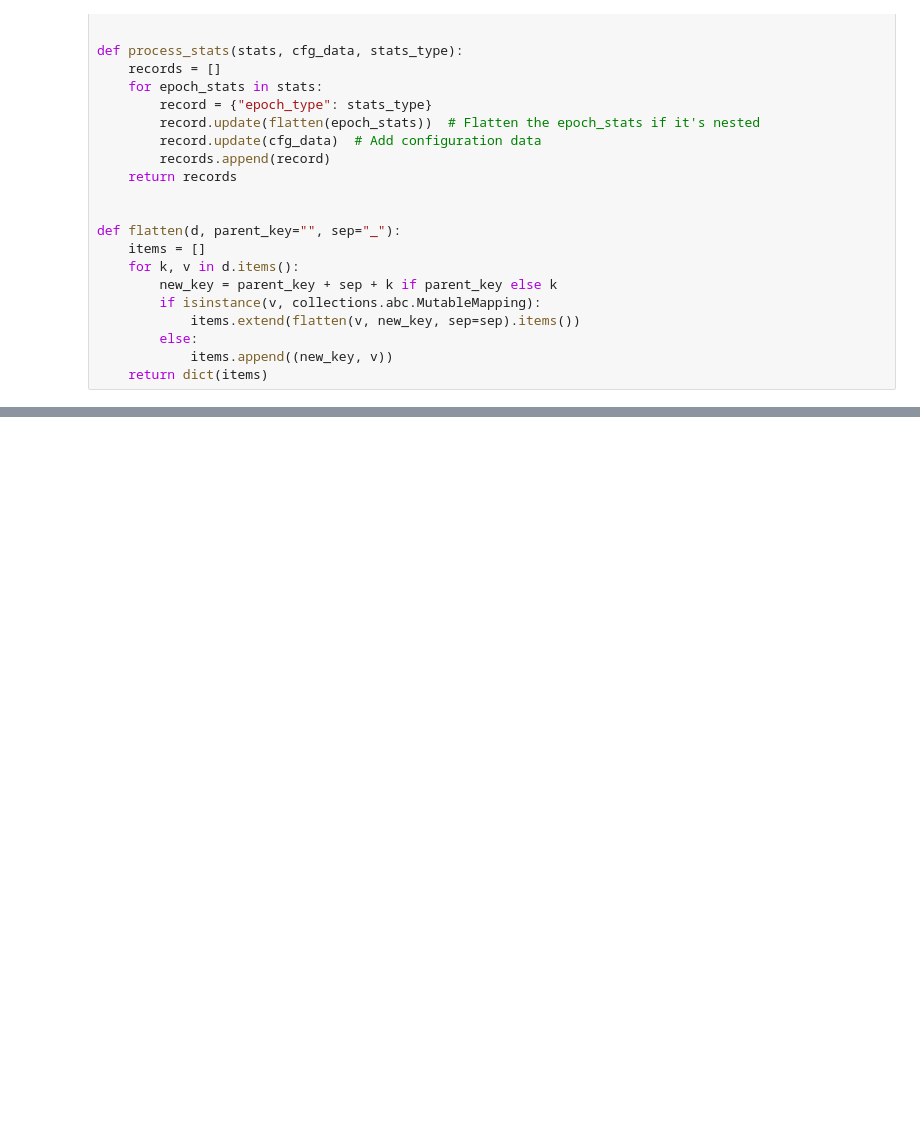
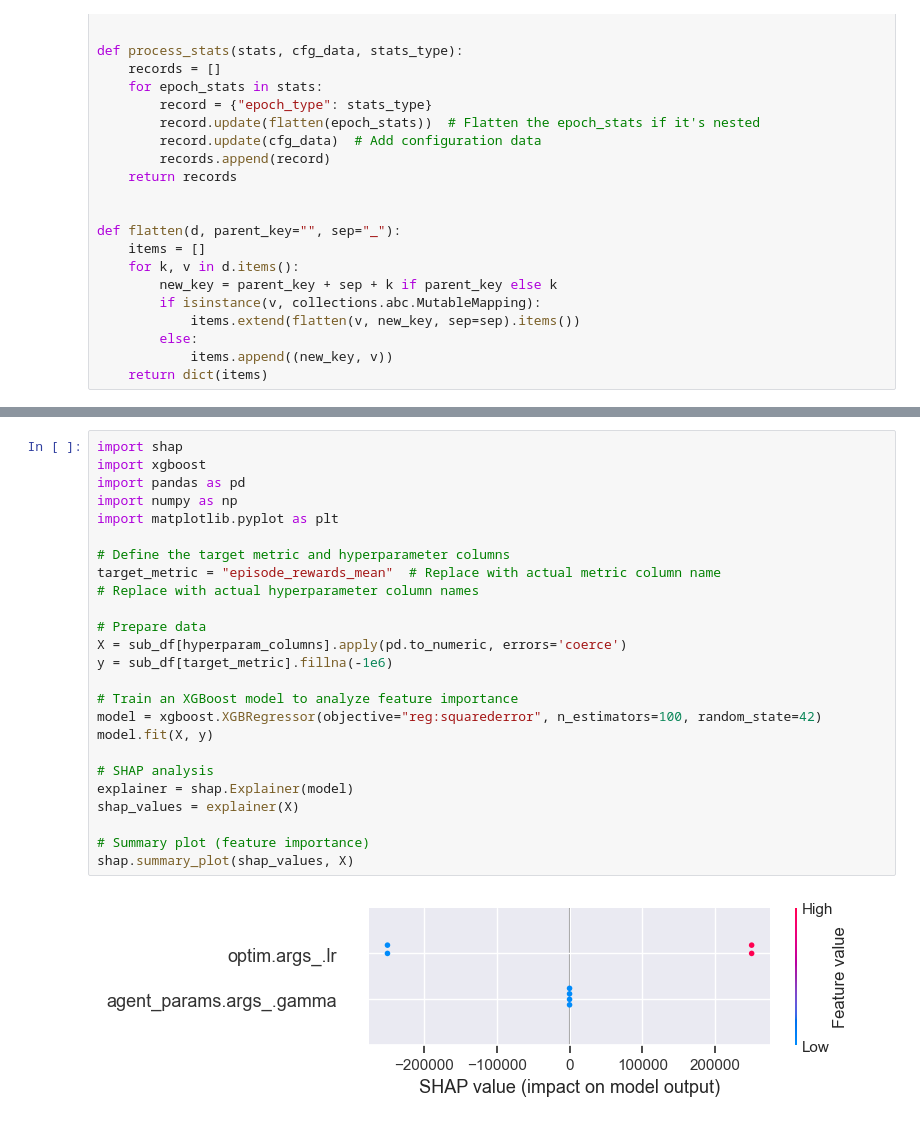
Before and after one commit to mariusdgm/phd-rl-algos, a Jupyter notebook: dqn/opinion_dynamics/experiments/inspect_results.ipynb, the cells around one changed output, grey strips where cells are left out. Cells and saved outputs as stored; diff of their text form; blank space fills up the shorter version.

```diff
--- a/dqn/opinion_dynamics/experiments/inspect_results.ipynb
+++ b/dqn/opinion_dynamics/experiments/inspect_results.ipynb
@@ -202,0 +249,27 @@ plt.show()
+# %%
+import shap
+import xgboost
+import pandas as pd
+import numpy as np
+import matplotlib.pyplot as plt
+
+# Define the target metric and hyperparameter columns
+target_metric = "episode_rewards_mean"  # Replace with actual metric column name
+# Replace with actual hyperparameter column names
+
+# Prepare data
+X = sub_df[hyperparam_columns].apply(pd.to_numeric, errors='coerce')
+y = sub_df[target_metric].fillna(-1e6)
+
+# Train an XGBoost model to analyze feature importance
+model = xgboost.XGBRegressor(objective="reg:squarederror", n_estimators=100, random_state=42)
+model.fit(X, y)
+
+# SHAP analysis
+explainer = shap.Explainer(model)
+shap_values = explainer(X)
+
+# Summary plot (feature importance)
+shap.summary_plot(shap_values, X)
+# %% [output]
+[figure, added]
```
Also changed, not shown: parts of 7 cells of this notebook, 3 other files.
